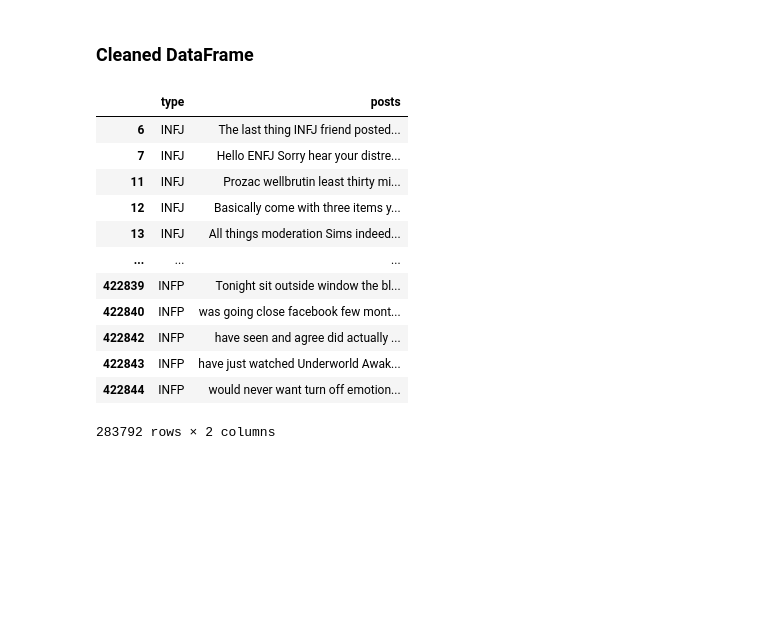
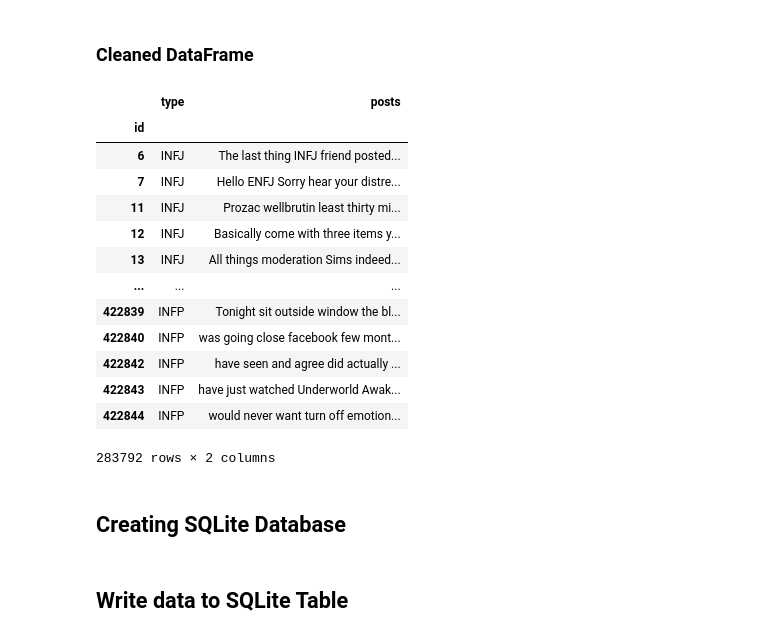
Before and after one commit to KatiuscaQ/Myers_Briggs_Type_Indicator, a Jupyter notebook: preprocess_data.ipynb, the cells around one changed output. Drawn from its saved outputs; the diff is of its cells as text; code cells hidden in the pictures; blank space fills up the shorter version.

Commit message:
adding updated preprocess_data.pynb
includes added SQLite code

```diff
--- a/preprocess_data.ipynb
+++ b/preprocess_data.ipynb
@@ -179,9 +179,11 @@ clean_data["Len"].plot.density().set_title('Distribution of Character length aft
 ### Cleaned DataFrame
 # %%
 clean_df = pd.DataFrame(clean_data, columns=["type", "posts"])
+clean_df.index.names = ['id']
 clean_df
 # %% [output]
 |  | type | posts |
+| id |  |  |
 | 6 | INFJ | The last thing INFJ friend posted... |
 | 7 | INFJ | Hello ENFJ Sorry hear your distre... |
 | 11 | INFJ | Prozac wellbrutin least thirty mi... |
@@ -197,3 +199,5 @@ clean_df
 # %%
 # Export cleaned dataframe to file
 clean_df.to_csv('resources/mbti_clean.csv')
+# %% [markdown]
+## Creating SQLite Database
@@ -199,0 +210,2 @@ clean_df.to_csv('resources/mbti_clean.csv')
+# %% [markdown]
+## Write data to SQLite Table
```
Also changed, not shown: parts of 8 cells of this notebook.
